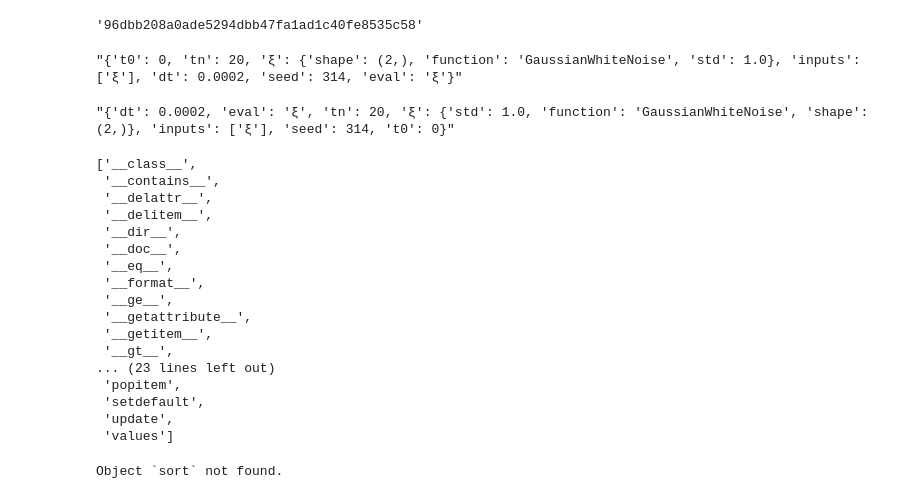
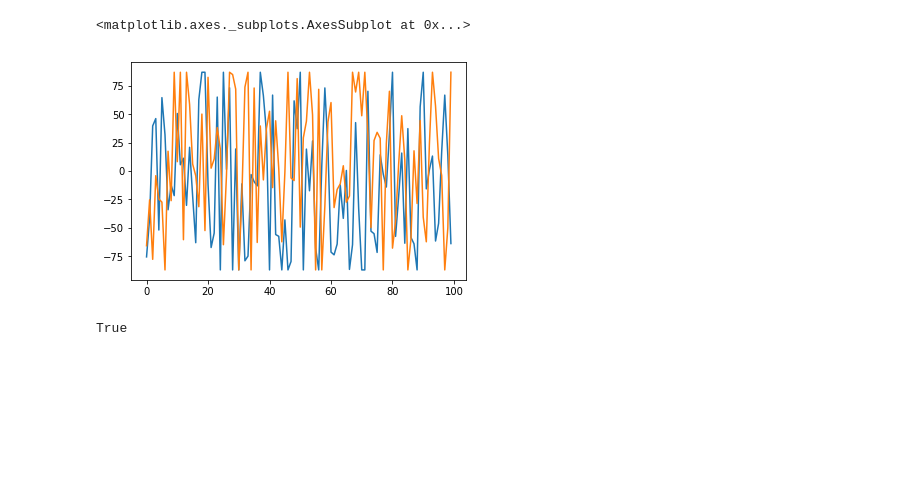
Before and after one commit to mackelab/mesoGIF, a Jupyter notebook: fsGIF2.ipynb, the cells around one changed output. Drawn from its saved outputs; the diff is of its cells as text; code cells hidden in the pictures; blank space fills up the shorter version.

```diff
--- a/fsGIF2.ipynb
+++ b/fsGIF2.ipynb
@@ -36,36 +28,5 @@ hashlib.sha1(bytes(repr(input_params), 'utf-8')).hexdigest()
-# %%
-hashlib.sha1(bytes(repr(input_params), 'utf-8')).hexdigest()
-# %% [output]
-'96dbb208a0ade5294dbb47fa1ad1c40fe8535c58'
-# %%
-repr(input_params)
-# %% [output]
-"{'t0': 0, 'tn': 20, 'ξ': {'shape': (2,), 'function': 'GaussianWhiteNoise', 'std': 1.0}, 'inputs': ['ξ'], 'dt': 0.0002, 'seed': 314, 'eval': 'ξ'}"
-# %%
-repr(input_params)
-# %% [output]
-"{'dt': 0.0002, 'eval': 'ξ', 'tn': 20, 'ξ': {'std': 1.0, 'function': 'GaussianWhiteNoise', 'shape': (2,)}, 'inputs': ['ξ'], 'seed': 314, 't0': 0}"
-# %%
-input_params.flatten()
-# %% [output]
-['__class__',
- '__contains__',
- '__delattr__',
- '__delitem__',
- '__dir__',
- '__doc__',
- '__eq__',
- '__format__',
- '__ge__',
- '__getattribute__',
- '__getitem__',
- '__gt__',
-... (23 lines left out)
- 'popitem',
- 'setdefault',
- 'update',
- 'values']
-# %%
-sort?
-# %% [output]
-Object `sort` not found.
+# %%
+anlz.plot(Ihist[:100])
+# %% [output]
+<matplotlib.axes._subplots.AxesSubplot at 0x...>
+[figure, added]
@@ -71,0 +35,4 @@ Object `sort` not found.
+# %%
+isinstance("a", str)
+# %% [output]
+True
```
Also changed, not shown: parts of 5 cells of this notebook, 3 other files.
